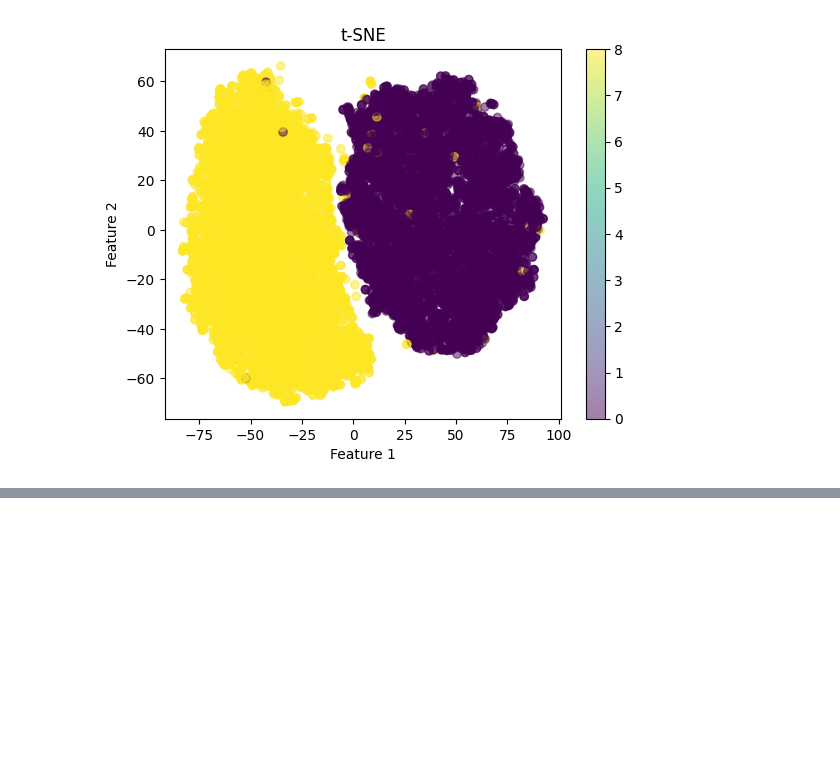
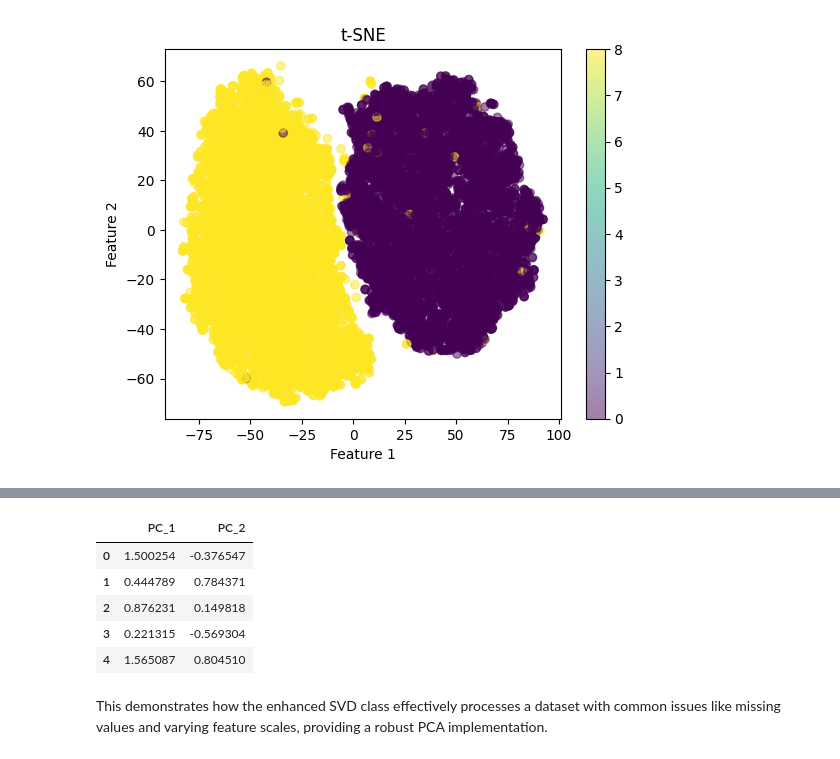
Before and after one commit to jacobomattelo/ML_2_TEST1, a Jupyter notebook: unsupervised/test.ipynb, the cells around one changed output, grey strips where cells are left out. Cells and saved outputs as stored; diff of their text form; code cells hidden in the pictures; blank space fills up the shorter version.

```diff
--- a/unsupervised/test.ipynb
+++ b/unsupervised/test.ipynb
@@ -477,0 +502,36 @@ apply_reduction_and_visualize(TSNE(n_components=2), X_filtered, y_filtered, "t-S
+# %%
+import pandas as pd
+from dim_red.EnhancedSVD import EnhancedSVD
+import numpy as np
+
+# Generate synthetic data
+np.random.seed(0)
+data = np.random.randn(100, 5) * np.random.randint(1, 10, (100, 5))  # data with varying scales
+data[np.random.randint(0, 100, 20), np.random.randint(0, 5, 20)] = np.nan  # introduce some missing values
+
+# Convert to DataFrame for better visualization
+df = pd.DataFrame(data, columns=[f"Feature_{i}" for i in range(1, 6)])
+df.head()
+
+# Apply Enhanced SVD
+n_components = 2  # We choose to keep 2 principal components
+enhanced_svd = EnhancedSVD(n_components=n_components)
+transformed_data = enhanced_svd.fit_transform(df.values)
+
+# Convert the transformed data back to a DataFrame for visualization
+transformed_df = pd.DataFrame(transformed_data, columns=[f"PC_{i}" for i in range(1, n_components + 1)])
+transformed_df.head()
+
+
+# Synthetic Data Generation: We created a dataset with 100 samples and 5 features. This data has varying scales and some missing values.
+# Applying Enhanced SVD: We applied our Enhanced SVD class to this dataset, choosing to keep 2 principal components. The class handled the scaling of features and missing values internally.
+# Output: The transformed data is now represented in a new space defined by the 2 principal components (PC_1 and PC_2). Here's a snippet of the transformed data:
+# %% [output]
+|  | PC_1 | PC_2 |
+| 0 | 1.500254 | -0.376547 |
+| 1 | 0.444789 | 0.784371 |
+| 2 | 0.876231 | 0.149818 |
+| 3 | 0.221315 | -0.569304 |
+| 4 | 1.565087 | 0.804510 |
+# %% [markdown]
+This demonstrates how the enhanced SVD class effectively processes a dataset with common issues like missing values and varying feature scales, providing a robust PCA implementation.
```
Also changed, not shown: parts of 8 cells of this notebook, 4 other files.
